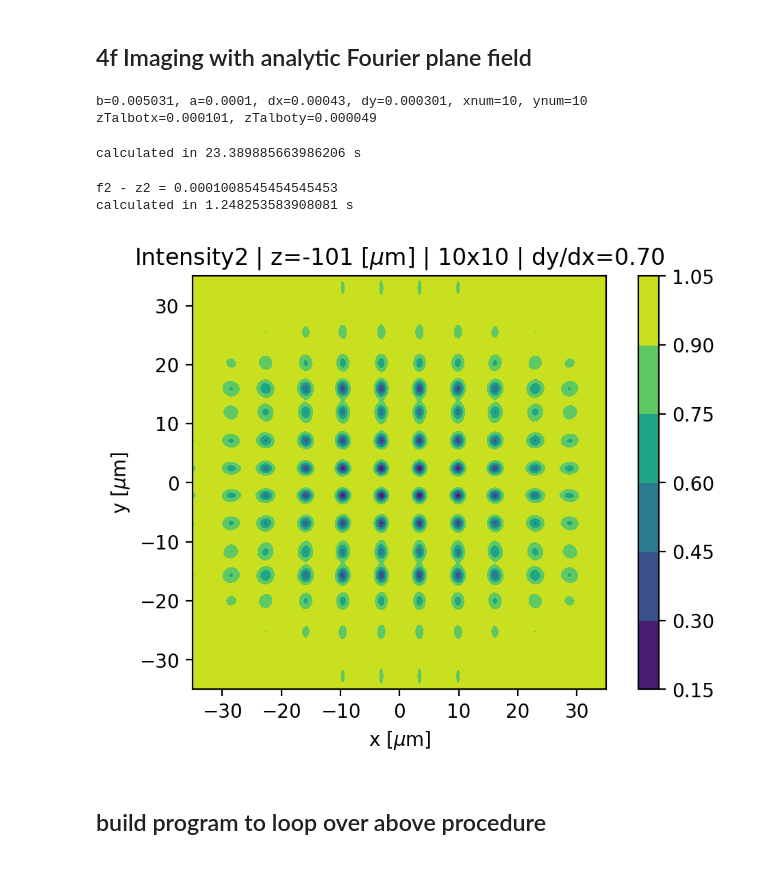
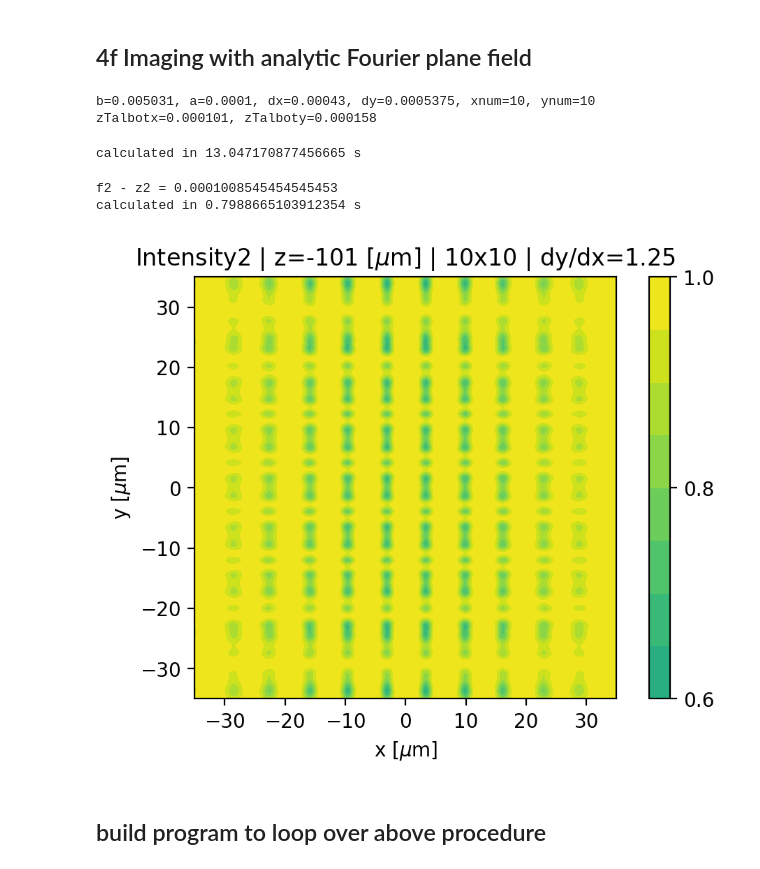
Before and after one commit to prhuft/fourier-optics, a Jupyter notebook: fft_optics.ipynb, the cells around one changed output. Drawn from its saved outputs; the diff is of its cells as text; code cells hidden in the pictures.

Commit message:
updated symmetric intentsity images

```diff
--- a/fft_optics.ipynb
+++ b/fft_optics.ipynb
@@ -134,7 +135,7 @@ A0 = 1 # input field amplitude
 # r = 1/sqrt(1.66) # reflectivity of the spots. if not applicable, just set to 1. trust me.
 a = 1e-4
 dx = 4.3*a
-dy = 0.7*dx
+dy = 1.25*dx
 b = f1*3.8317/(a*k)
 xnum = ynum = 10
 
@@ -157,8 +158,8 @@ y = linspace(-w, w, pts)
 x1pts, midpt, xx, yy = get_meshgrid(w, pts)
 rr = sqrt(xx**2 + yy**2)
 # %% [output]
-b=0.005031, a=0.0001, dx=0.00043, dy=0.000301, xnum=10, ynum=10
-zTalbotx=0.000101, zTalboty=0.000049
+b=0.005031, a=0.0001, dx=0.00043, dy=0.0005375, xnum=10, ynum=10
+zTalbotx=0.000101, zTalboty=0.000158
 # %%
 ## compute the Fourier plane field with analytic result
 
@@ -185,7 +186,7 @@ for i in range(midpt):
 print(f"calculated in {time()-t0} s")
 field1 = from_quadrant3(q3)
 # %% [output]
-calculated in 23.389885663986206 s
+calculated in 13.047170877456665 s
 # %%
 I1_xy = conjugate(field1)*field1
 
@@ -221,7 +222,7 @@ field2 = unpad(field2, padding)
 rr = unpad(rr, padding)
 # %% [output]
 f2 - z2 = 0.0001008545454545453
-calculated in 1.248253583908081 s
+calculated in 0.7988665103912354 s
 # %%
 ## calculate the output intensity, normalized to intensity in focal plane
 
@@ -237,20 +238,25 @@ I2_xy = 1 - I2_xy/I2xy_max #I2xy_max
 # %%
 # save file?
 savefile=False
 fname = f'dark_I2xy_z{(f2 - z2)*1e6:0.0f}um_dydx{int(100*dy/dx)}_{xnum}x{ynum}.png'
 
 x2pts = array([i*1/(x1pts[1]-x1pts[0])*lmbda*f2/(2*padding + pts) for i in linspace(-pts/2, pts/2, pts)])
 scl = 1e6
+plt.close()
 fig,ax = figax(roi=0.000035*scl,xlabel=r'x [$\mu$m]',ylabel=r'y [$\mu$m]')
 fig.dpi = 200
-cbar = ax.contourf(x2pts*scl, x2pts*scl, I2_xy)
-fig.colorbar(cbar)
+if f2 - z2 == 0:
+    cax = ax.contourf(x2pts*scl, x2pts*scl, real(I2_xy), levels=linspace(0,1,11))
+else:
+    cax = ax.contourf(x2pts*scl, x2pts*scl, real(I2_xy))
+fig.colorbar(cax, ticks=arange(0,1.2,.2))
+cax.set_norm(colors.Normalize(vmin=0, vmax=1))
 ax.set_title(rf'Intensity2 | z={(z2 - f2)*1e6:0.0f} [$\mu$m] | {xnum}x{ynum} | dy/dx={dy/dx:0.2f}')
 if savefile:
     plt.savefig(fname, bbox_inches='tight')
     print('wrote file to',fname)
 # %% [output]
-[figure, old version]
+[figure, new version]
 # %% [markdown]
 ## build program to loop over above procedure
 # %%
```
Also changed, not shown: parts of 3 cells of this notebook, 28 other files.
